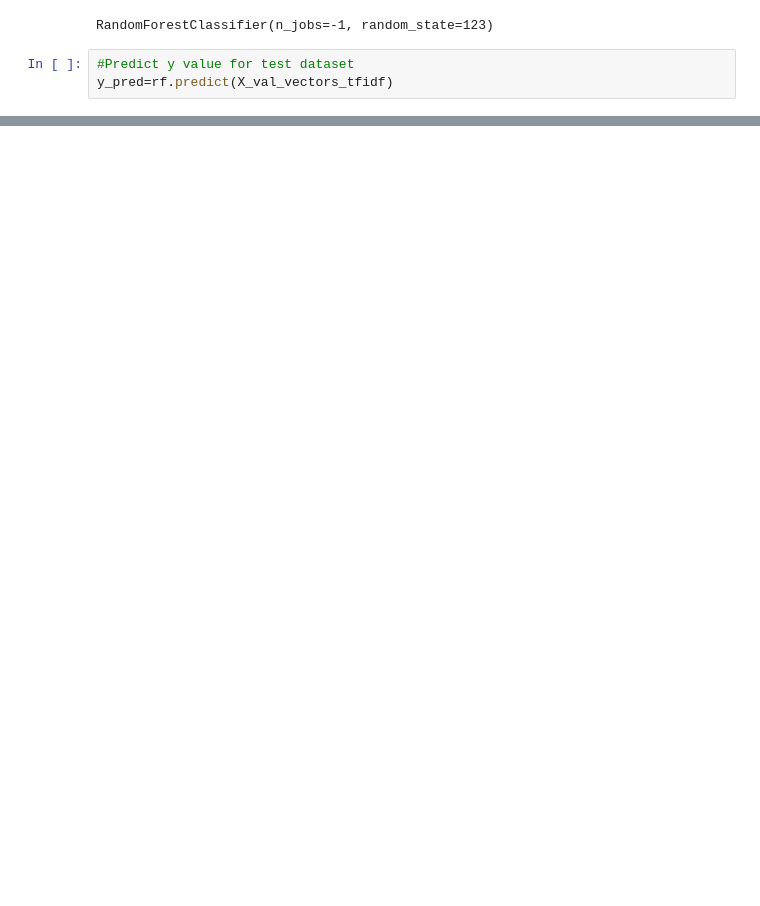
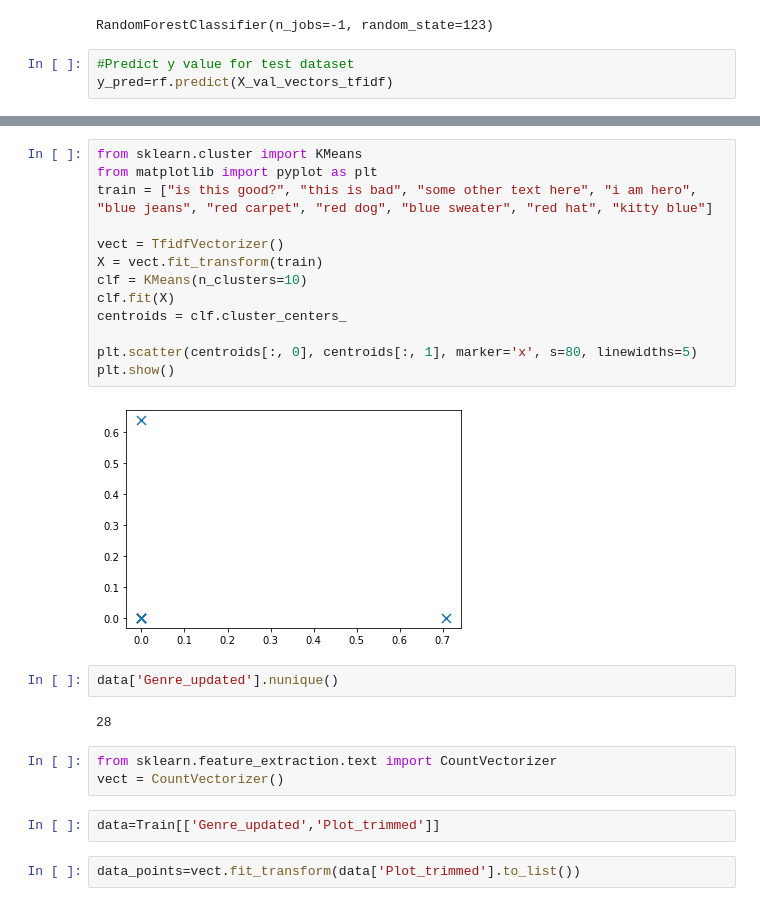
Before and after one commit to erickeagle/Wikipedia-Movies-Data-EDA-NLP-Redcommendation-System-, a Jupyter notebook: Model-Building.ipynb, the cells around one changed output, grey strips where cells are left out. Drawn from its saved outputs; the diff is of its cells as text; blank space fills up the shorter version.

```diff
--- a/Model-Building.ipynb
+++ b/Model-Building.ipynb
@@ -232,0 +233,26 @@ print('Confusion Matrix:',confusion_matrix(y_val, y_pred))
+# %%
+from sklearn.cluster import KMeans
+from matplotlib import pyplot as plt
+train = ["is this good?", "this is bad", "some other text here", "i am hero", "blue jeans", "red carpet", "red dog", "blue sweater", "red hat", "kitty blue"]
+
+vect = TfidfVectorizer()
+X = vect.fit_transform(train)
+clf = KMeans(n_clusters=10)
+clf.fit(X)
+centroids = clf.cluster_centers_
+
+plt.scatter(centroids[:, 0], centroids[:, 1], marker='x', s=80, linewidths=5)
+plt.show()
+# %% [output]
+[figure, added]
+# %%
+data['Genre_updated'].nunique()
+# %% [output]
+28
+# %%
+from sklearn.feature_extraction.text import CountVectorizer
+vect = CountVectorizer()
+# %%
+data=Train[['Genre_updated','Plot_trimmed']]
+# %%
+data_points=vect.fit_transform(data['Plot_trimmed'].to_list())
```
Also changed, not shown: parts of 18 cells of this notebook, 1 other file.
